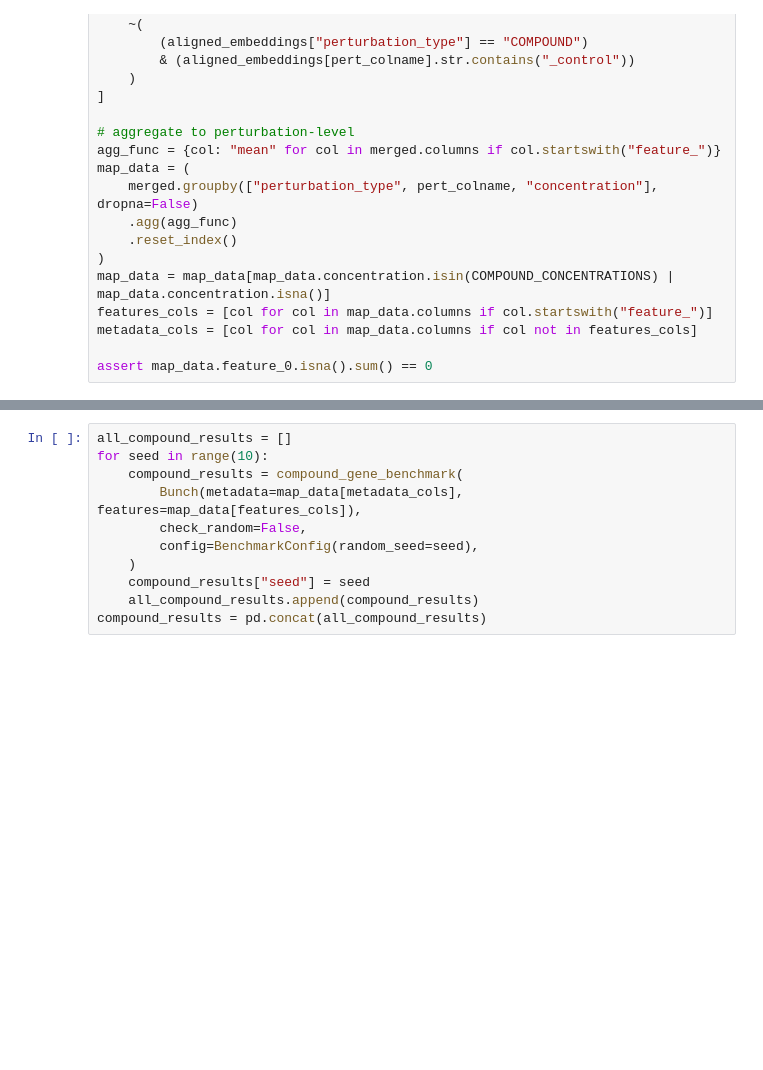
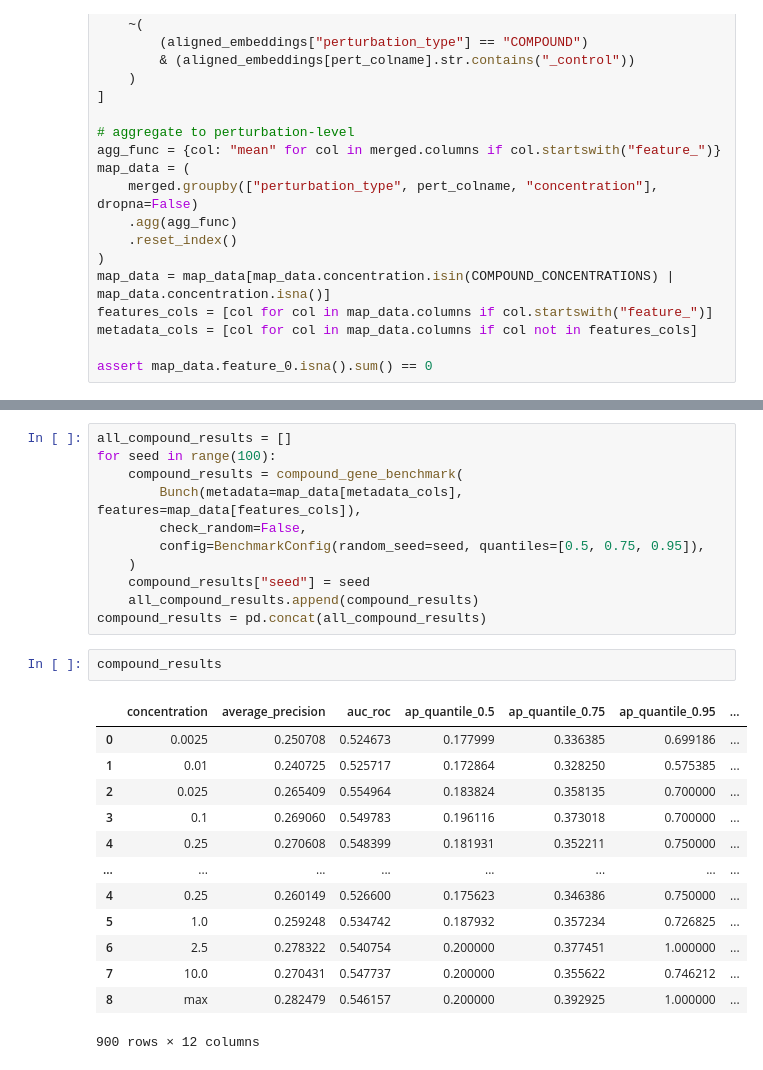
Before and after one commit to recursionpharma/EFAAR_benchmarking, a Jupyter notebook: RxRx3-core_benchmarks/rxrx3_core_benchmarks_openphenom.ipynb, the cells around one changed output, grey strips where cells are left out. Cells and saved outputs as stored; diff of their text form; blank space fills up the shorter version.

```diff
--- a/RxRx3-core_benchmarks/rxrx3_core_benchmarks_openphenom.ipynb
+++ b/RxRx3-core_benchmarks/rxrx3_core_benchmarks_openphenom.ipynb
@@ -93,12 +139,28 @@ print("Recall Results", bmdb_metrics[list(bmdb_metrics.columns)[::-1]])
 # %%
 all_compound_results = []
-for seed in range(10):
+for seed in range(100):
     compound_results = compound_gene_benchmark(
         Bunch(metadata=map_data[metadata_cols], features=map_data[features_cols]),
         check_random=False,
-        config=BenchmarkConfig(random_seed=seed),
+        config=BenchmarkConfig(random_seed=seed, quantiles=[0.5, 0.75, 0.95]),
     )
     compound_results["seed"] = seed
     all_compound_results.append(compound_results)
 compound_results = pd.concat(all_compound_results)
+# %%
+compound_results
+# %% [output]
+|  | concentration | average_precision | auc_roc | ap_quantile_0.5 | ap_quantile_0.75 | ap_quantile_0.95 | ... |
+| 0 | 0.0025 | 0.250708 | 0.524673 | 0.177999 | 0.336385 | 0.699186 | ... |
+| 1 | 0.01 | 0.240725 | 0.525717 | 0.172864 | 0.328250 | 0.575385 | ... |
+| 2 | 0.025 | 0.265409 | 0.554964 | 0.183824 | 0.358135 | 0.700000 | ... |
+| 3 | 0.1 | 0.269060 | 0.549783 | 0.196116 | 0.373018 | 0.700000 | ... |
+| 4 | 0.25 | 0.270608 | 0.548399 | 0.181931 | 0.352211 | 0.750000 | ... |
+| ... | ... | ... | ... | ... | ... | ... | ... |
+| 4 | 0.25 | 0.260149 | 0.526600 | 0.175623 | 0.346386 | 0.750000 | ... |
+| 5 | 1.0 | 0.259248 | 0.534742 | 0.187932 | 0.357234 | 0.726825 | ... |
+| 6 | 2.5 | 0.278322 | 0.540754 | 0.200000 | 0.377451 | 1.000000 | ... |
+| 7 | 10.0 | 0.270431 | 0.547737 | 0.200000 | 0.355622 | 0.746212 | ... |
+| 8 | max | 0.282479 | 0.546157 | 0.200000 | 0.392925 | 1.000000 | ... |
+900 rows × 12 columns
 # %%
```
Also changed, not shown: parts of 6 cells of this notebook.
